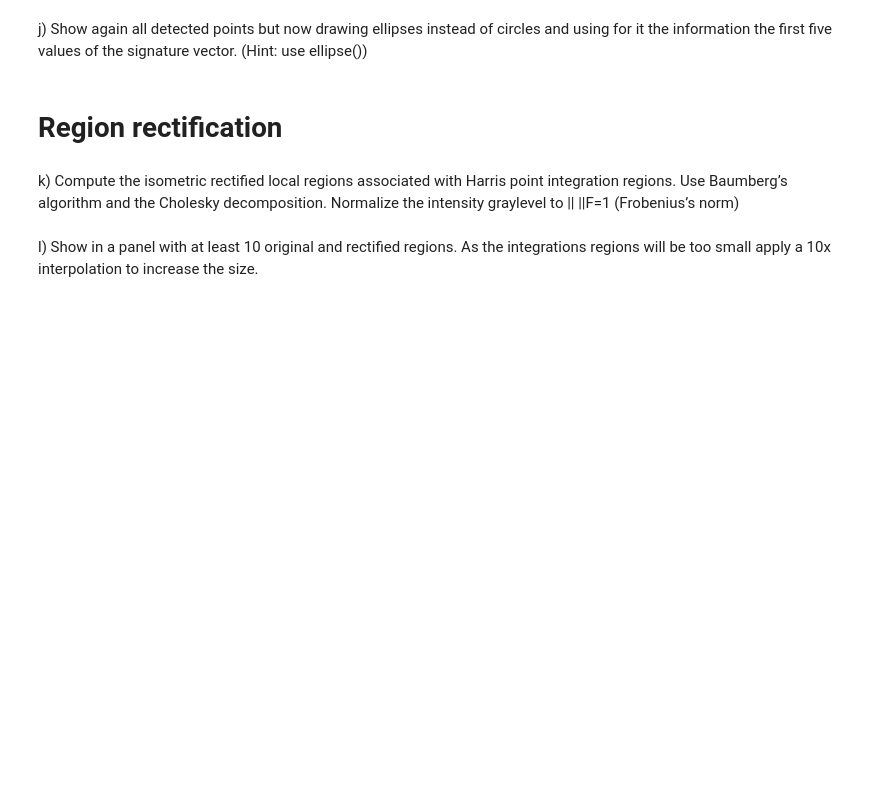
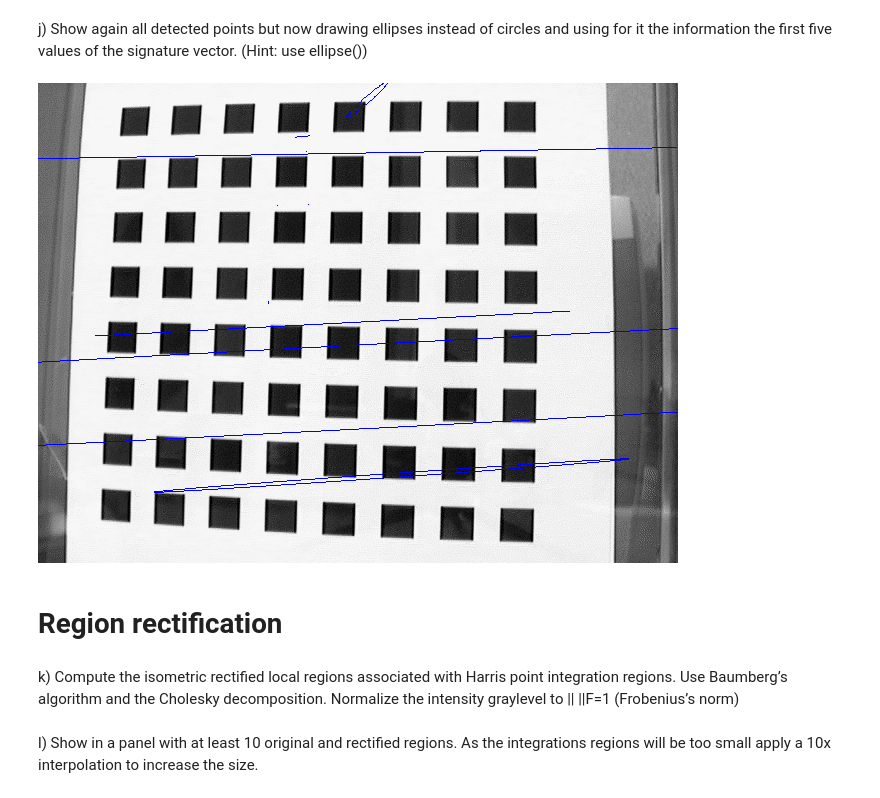
Before and after one commit to RoseSarlake/Computer-Vision, a Jupyter notebook: CV_Assignment2.ipynb, the cells around one changed output. Drawn from its saved outputs; the diff is of its cells as text; code cells hidden in the pictures; blank space fills up the shorter version.

```diff
--- a/CV_Assignment2.ipynb
+++ b/CV_Assignment2.ipynb
@@ -475,5 +492,22 @@ TypeError: ignored
 # %% [markdown]
 j) Show again all detected points but now drawing ellipses instead of circles and using for it the information the first five values of the signature vector. (Hint: use ellipse())
+# %%
+img_ellipse = img1.copy()
+for i in range(10):
+
+  # center_coordinates
+  center = int(sv[i][0]),int(sv[i][1])
+  # the axes length
+  axes_length = int(sv[i][3]),int(sv[i][4])
+  # region oritation
+  angle = int((sv[i][2]) * (180/np.pi))
+
+  # in cv2.ellipse(), the parameters are: img, center_coordinates, axesLength, angle,startAngle, endAngle, color, thickness)
+  cv2.ellipse(img_ellipse, center ,axes_length ,angle,0,360,(255, 0, 0),1)
+
+cv2_imshow(img_ellipse)
+# %% [output]
+[figure, added]
 # %% [markdown]
 # Region rectification
 # %% [markdown]
```
Also changed, not shown: parts of 11 cells of this notebook.
